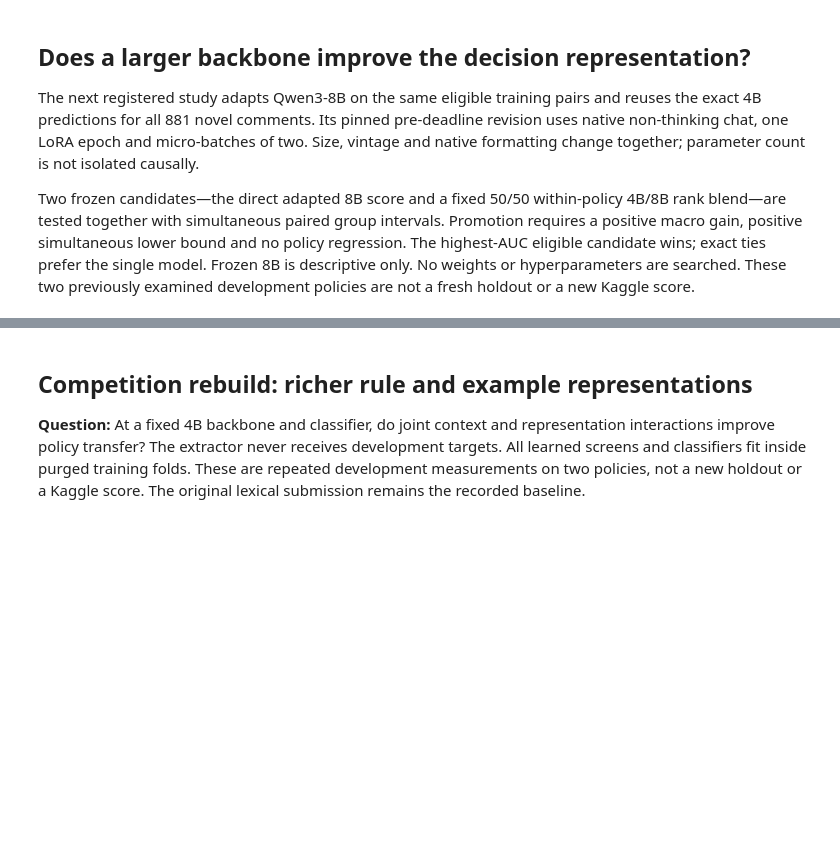
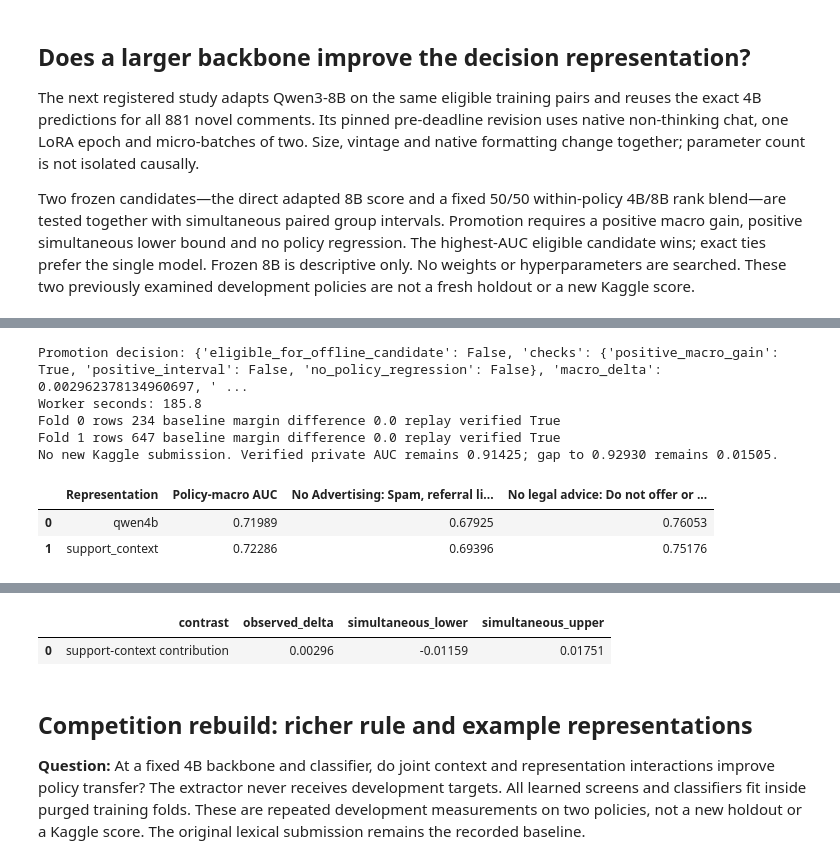
Before and after one commit to alvaromendizabal/jigsaw-rule-classifier, a Jupyter notebook: notebooks/02_baseline_and_review.ipynb, the cells around one changed output, grey strips where cells are left out. Saved outputs shown, nothing was run; the diff lists cells and outputs as text; code cells hidden in the pictures; blank space fills up the shorter version.

Commit message:
Publish completed support-context comparison and executed evidence notebooks

```diff
--- a/notebooks/02_baseline_and_review.ipynb
+++ b/notebooks/02_baseline_and_review.ipynb
@@ -183,0 +192,19 @@ The verified Kaggle reference remains Version 3: 0.91425 private AUC; winning re
+# %%
+context = complementarity_evidence(root, 'support_context')
+display(pd.DataFrame([{'Representation': name, 'Policy-macro AUC': metrics['rule_macro_auc'], **metrics['per_rule_auc']} for name, metrics in context['results'].items()]).round(5))
+display_complementarity(root, 'support_context')
+display(pd.DataFrame(context['uncertainty'])[['contrast', 'observed_delta', 'simultaneous_lower', 'simultaneous_upper']].round(5))
+print('Promotion decision:', context['decision'])
+print('Worker seconds:', round(context['inference']['elapsed_seconds'], 1))
+for fold in context['inference']['folds']:
+    print('Fold', fold['fold'], 'rows', fold['rows'], 'baseline margin difference', fold['parity_max_abs_margin'], 'replay verified', fold['batch_replay_verified'])
+print('No new Kaggle submission. Verified private AUC remains 0.91425; gap to 0.92930 remains 0.01505.')
+# %% [output]
+Promotion decision: {'eligible_for_offline_candidate': False, 'checks': {'positive_macro_gain': True, 'positive_interval': False, 'no_policy_regression': False}, 'macro_delta': 0.002962378134960697, ' ...
+Worker seconds: 185.8
+Fold 0 rows 234 baseline margin difference 0.0 replay verified True
+Fold 1 rows 647 baseline margin difference 0.0 replay verified True
+No new Kaggle submission. Verified private AUC remains 0.91425; gap to 0.92930 remains 0.01505.
+|  | Representation | Policy-macro AUC | No Advertising: Spam, referral li... | No legal advice: Do not offer or ... |
+| 0 | qwen4b | 0.71989 | 0.67925 | 0.76053 |
+| 1 | support_context | 0.72286 | 0.69396 | 0.75176 |
@@ -184,3 +212,5 @@ The verified Kaggle reference remains Version 3: 0.91425 private AUC; winning re
+|  | contrast | observed_delta | simultaneous_lower | simultaneous_upper |
+| 0 | support-context contribution | 0.00296 | -0.01159 | 0.01751 |
 # %% [markdown]
 ## Competition rebuild: richer rule and example representations
 
```
Also changed, not shown: parts of 9 cells of this notebook, 23 other files.
